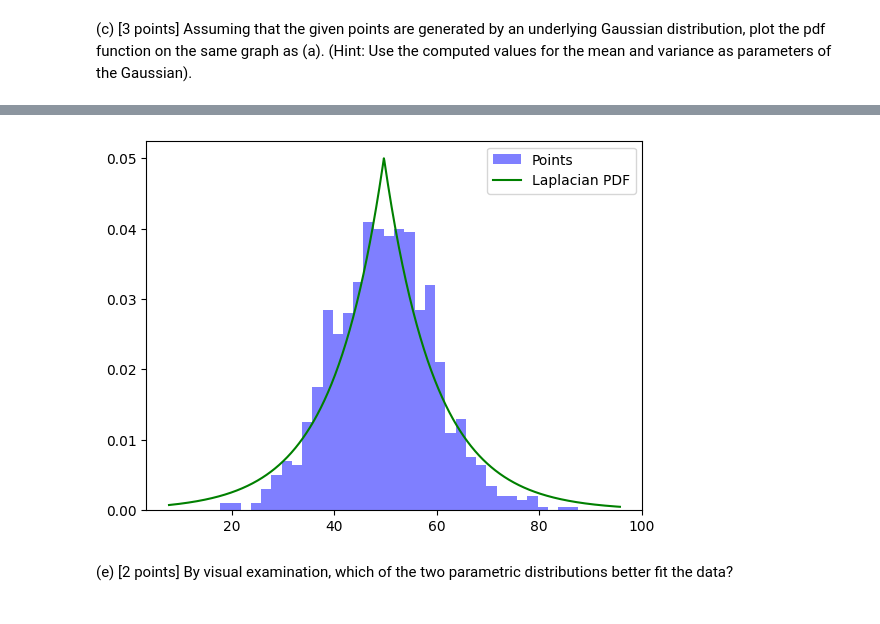
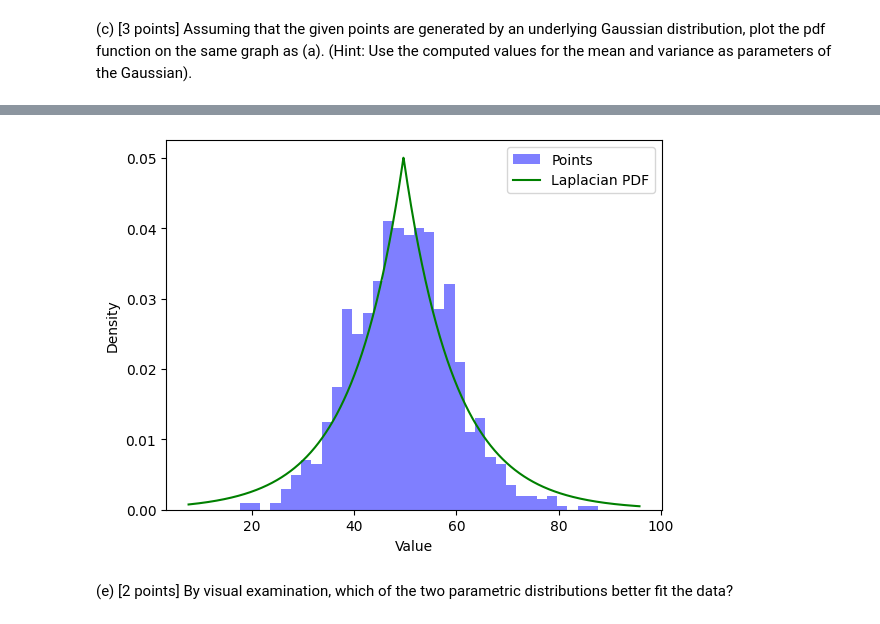
Before and after one commit to rikipls/CSE-802-Homework, a Jupyter notebook: hw2/hw2.ipynb, the cells around one changed output, grey strips where cells are left out. Saved outputs shown, nothing was run; the diff lists cells and outputs as text; code cells hidden in the pictures.

```diff
--- a/hw2/hw2.ipynb
+++ b/hw2/hw2.ipynb
@@ -47,13 +51,15 @@ plt.show()
 # %%
 def laplacian(x: np.float64, mu: np.float64, sigma: np.float64) -> np.float64:
     return (1/ (2 * sigma)) * np.exp(-np.abs(x - mu) / sigma)
 
 plt.hist(data, alpha=0.5, color='blue', bins=np.arange(min(data), max(data) + 2, 2), density=True, label='Points')
 plt.plot(x, laplacian(x, mu=mean, sigma=np.sqrt(variance)), color='green', label='Laplacian PDF')
 plt.legend(loc='upper right')
+plt.xlabel("Value")
+plt.ylabel("Density")
 plt.show()
 # %% [output]
-[figure, old version]
+[figure, new version]
 # %% [markdown]
 (e) [2 points] By visual examination, which of the two parametric distributions better fit the data?
 # %% [markdown]
```
Also changed, not shown: parts of 18 cells of this notebook, 3 other files.
